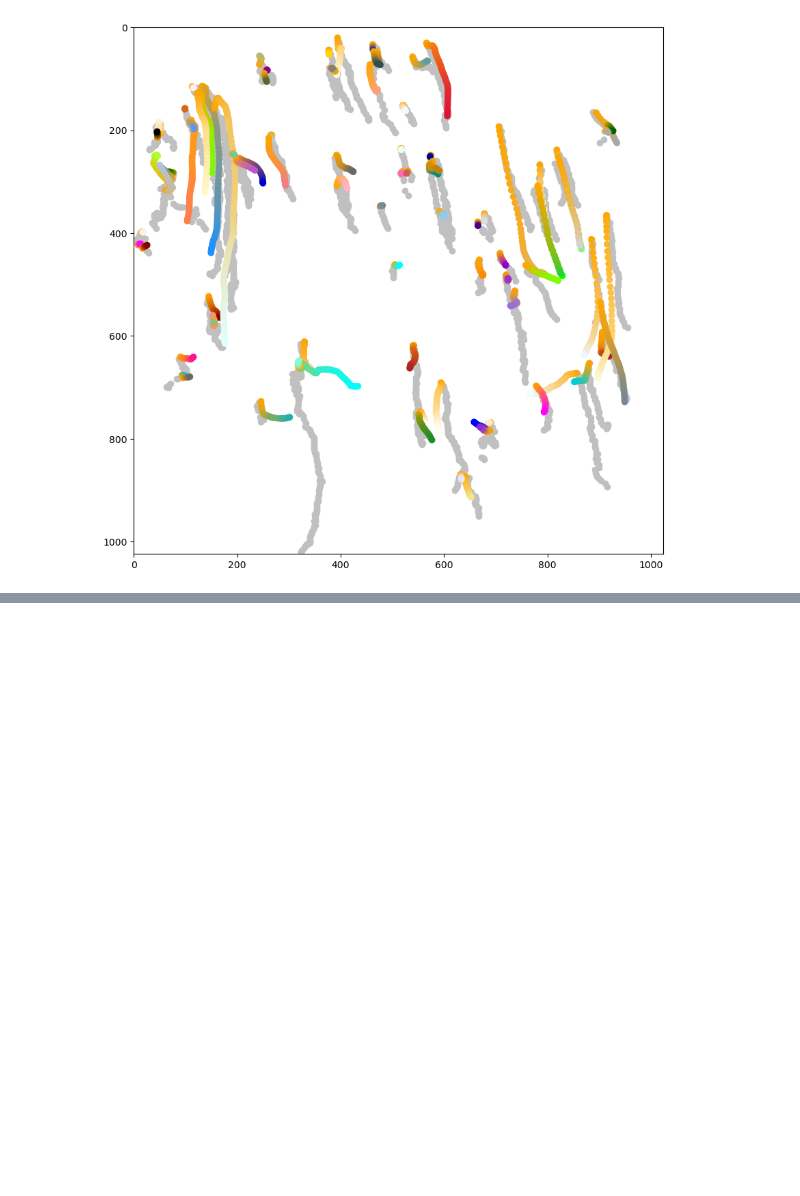
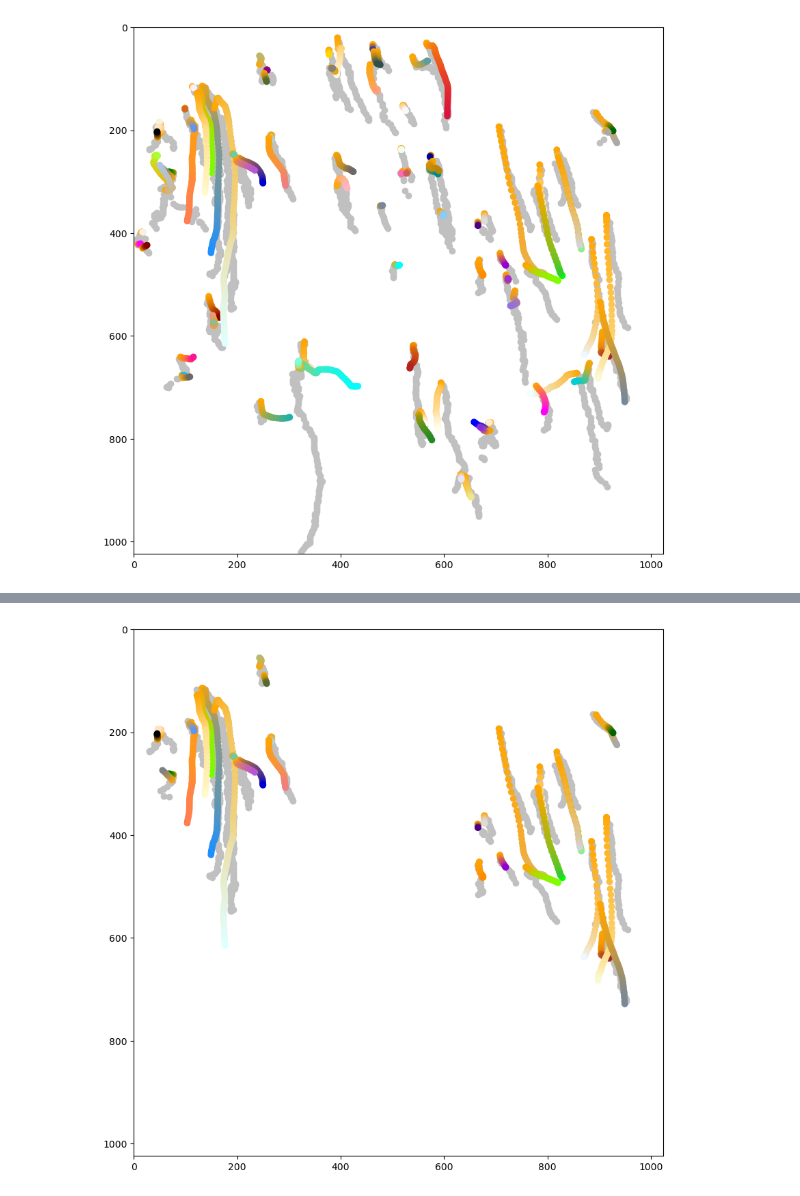
Before and after one commit to rzhou-space/PIV_analysis_headon_data, a Jupyter notebook: Tracking_Py.ipynb, the cells around one changed output, grey strips where cells are left out. Saved outputs shown, nothing was run; the diff lists cells and outputs as text; code cells hidden in the pictures; blank space fills up the shorter version.

```diff
--- a/Tracking_Py.ipynb
+++ b/Tracking_Py.ipynb
@@ -440,14 +442,14 @@ sub_piv_t_v2 = convert_form_piv_time(sub_piv_t)
 pseudo_t_v2 = convert_form_piv_time(start_t)
 # --> Now sub_origi_t and sub_piv_t_v2 has the same data structure (list of lists with all time steps).
 # %%
-def plot_original_pseudo_overlap(original_x, original_y, original_t,
+def plot_original_pseudo_overlap(track_index, original_x, original_y, original_t,
                                 pseudo_x, pseudo_y, pseudo_t, fig_name):
     # Generate the plot overplaps the original tracks and pseudo tracks. White background.
     plt.style.use('default')
     colors = list(mcolors.CSS4_COLORS.keys())
 
     plt.figure(figsize=(10, 10))
-    for i in range(len(original_x)):
+    for i in range(len(track_index)):
 
         # pseudo tracks.
         piv_x_cor = pseudo_x[i]
@@ -459,8 +461,9 @@ def plot_original_pseudo_overlap(original_x, original_y, original_t,
         origi_y_cor = original_y[i]
         origi_t = original_t[i]
 
+        c_i = track_index[i]
         #plt.plot(x_cor, y_cor, color=colors[i], zorder=1)
-        cmap_piv = def_cmap_2(colors[i])
+        cmap_piv = def_cmap_2(colors[c_i])
         plt.scatter(piv_x_cor, piv_y_cor, c=piv_t, zorder=2, cmap=cmap_piv)
         #cmap_origi = def_cmap(colors[i])
         plt.scatter(origi_x_cor, origi_y_cor, c="silver", zorder=1)
@@ -478,0 +490,7 @@ plot_original_pseudo_overlap(original_x_track, original_y_track, original_t_trac
+# %%
+# Figure of tracks in periderm regions. Original and pseudo tracks are overlappeing.
+# Pseudo tracks are generated with the "optimal" scaling factor.
+plot_original_pseudo_overlap(index_list, sub_origi_x, sub_origi_y, sub_origi_t,
+                            sub_piv_x, sub_piv_y, sub_piv_t_v2, "overlap_origi_piv_opti_factor_subregion")
+# %% [output]
+[figure, added]
```
Also changed, not shown: parts of 4 cells of this notebook.
